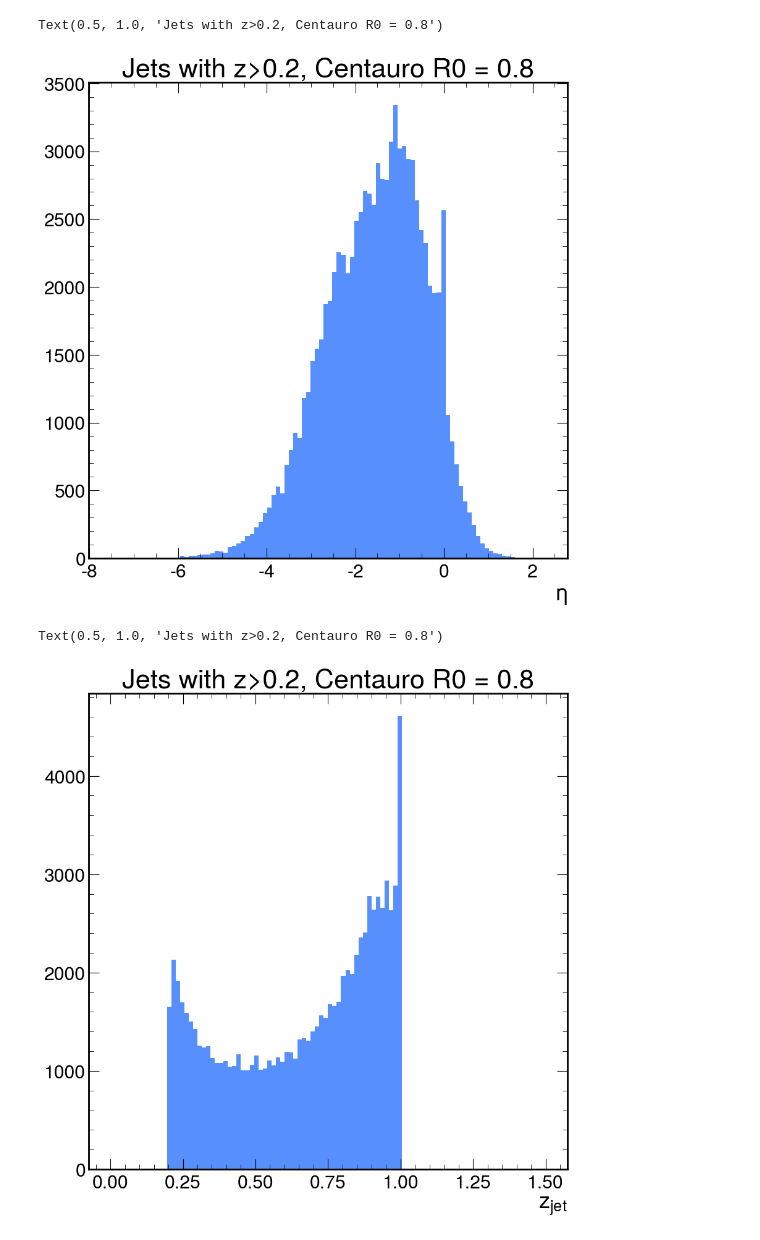
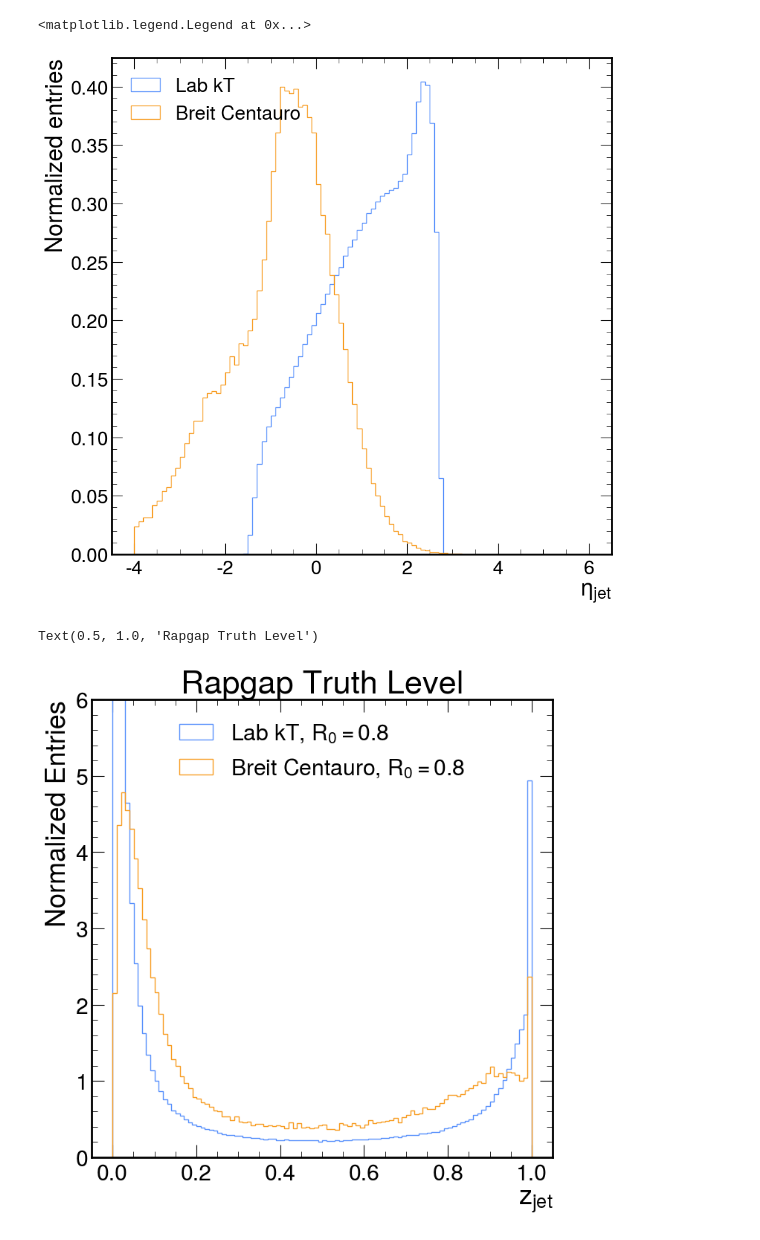
Before and after one commit to ViniciusMikuni/H1Unfold, a Jupyter notebook: scripts/jet_analysis.ipynb, the cells around one changed output. Saved outputs shown, nothing was run; the diff lists cells and outputs as text; code cells hidden in the pictures.

```diff
--- a/scripts/jet_analysis.ipynb
+++ b/scripts/jet_analysis.ipynb
@@ -48,0 +10,9 @@ z_mask = ak.flatten(z_jet)>0.2
+# %%
+data_directory = "/global/homes/r/rmilton/m3246/rmilton/H1Unfold/jet_data/"
+file_name = "Rapgap_kt_lab_Julyclosure_it9_nocuts_0ptcut_1consituentcut_1mil.root"
+with ur.open("{file}:gen_jets".format(file=data_directory+file_name)) as out:
+    kt_jets = out.arrays(["eta", "px", "py", "pz", "E", "pT", "phi"])
+    print("Number of events:",out.num_entries)
+with ur.open("{file}:gen_event".format(file=data_directory+file_name)) as event:
+    kt_event_info = event.arrays(["q_x","q_y", "q_z", "q_E", "Q2", "y", "elec_pT","elec_eta","elec_phi", "weight", "step2_weights"])
+    print("Number of events:",event.num_entries)
@@ -48,0 +22,8 @@ z_mask = ak.flatten(z_jet)>0.2
+# %%
+file_name = "Rapgap_centauro_breit_Julyclosure_it9_nocuts_1consituentcut.root"
+with ur.open("{file}:gen_jets".format(file=data_directory+file_name)) as out:
+    centauro_jets = out.arrays(["eta", "px", "py", "pz", "E", "pT", "phi"])
+    print("Number of events:",out.num_entries)
+with ur.open("{file}:gen_event".format(file=data_directory+file_name)) as event:
+    centauro_event_info = event.arrays(["Q2", "y", "elec_pT","elec_eta","elec_phi", "weight", "step2_weights"])
+    print("Number of events:",event.num_entries)
@@ -48,0 +142,17 @@ z_mask = ak.flatten(z_jet)>0.2
+# %%
+num_delta_z = min(len(centauro_event_info), len(kt_event_info))
+filtered_kt["z_jet_max"] = []
+for index in range(num_delta_z):
+    event_mask = filtered_kt["event_index"]==index
+    event_z = filtered_kt["z_jet"][event_mask]
+    max_z = np.max(event_z)
+    filtered_kt["z_jet_max"].append(max_z)
+filtered_kt["z_jet_max"] = np.array(filtered_kt["z_jet_max"],dtype=np.float32)
+
+filtered_centauro["z_jet_max"] = []
+for index in range(num_delta_z):
+    event_mask = filtered_centauro["event_index"]==index
+    event_z = filtered_centauro["z_jet"][event_mask]
+    max_z = np.max(event_z)
+    filtered_centauro["z_jet_max"].append(max_z)
+filtered_centauro["z_jet_max"] = np.array(filtered_centauro["z_jet_max"],dtype=np.float32)
@@ -49,14 +205,22 @@ z_mask = ak.flatten(z_jet)>0.2
 # %%
-plt.hist(ak.flatten(jets["eta"])[z_mask], weights = weights[z_mask], bins=100)
-plt.xlabel("$\eta$")
-plt.title("Jets with z>0.2, Centauro R0 = 0.8")
+plt.hist(filtered_kt["jet_eta"], weights = filtered_kt["weights"], bins=100, label="Lab kT", density=True, range=(-4,6), histtype='step')
+plt.hist(filtered_centauro["jet_eta"], weights = filtered_centauro["weights"], bins=100, label="Breit Centauro", range=(-4,6), density=True, histtype='step')
+plt.xlabel("$\eta_{jet}$")
+plt.ylabel("Normalized entries")
+plt.legend(loc='upper left')
 # %% [output]
-Text(0.5, 1.0, 'Jets with z>0.2, Centauro R0 = 0.8')
+<matplotlib.legend.Legend at 0x...>
-[figure, old version]
+[figure, new version]
 # %%
-plt.hist(ak.flatten(z_jet)[z_mask], weights = weights[z_mask], bins = 100, range=(0, 1.5))
+fig = plt.figure(figsize=(8,8))
+kt_entries, kt_bins, _ = plt.hist(filtered_kt["z_jet"], weights= filtered_kt["weights"]*filtered_kt["step2_weights"], bins = 100, label="Lab kT, $R_0=0.8$", histtype='step',density=True)
+centauro_entries, centauro_bins, _ = plt.hist(filtered_centauro["z_jet"], weights= filtered_centauro["weights"]*filtered_centauro["step2_weights"], bins = 100, label="Breit Centauro, $R_0=0.8$",histtype='step',density=True)
 plt.xlabel("$z_{jet}$")
-plt.title("Jets with z>0.2, Centauro R0 = 0.8")
+plt.ylabel("Normalized Entries")
+plt.ylim(0,6)
+# plt.xlim(0,2)
+plt.legend()
+plt.title("Rapgap Truth Level")
 # %% [output]
-Text(0.5, 1.0, 'Jets with z>0.2, Centauro R0 = 0.8')
+Text(0.5, 1.0, 'Rapgap Truth Level')
-[figure, old version]
+[figure, new version]
```
Also changed, not shown: parts of 22 cells of this notebook, 2 other files.
